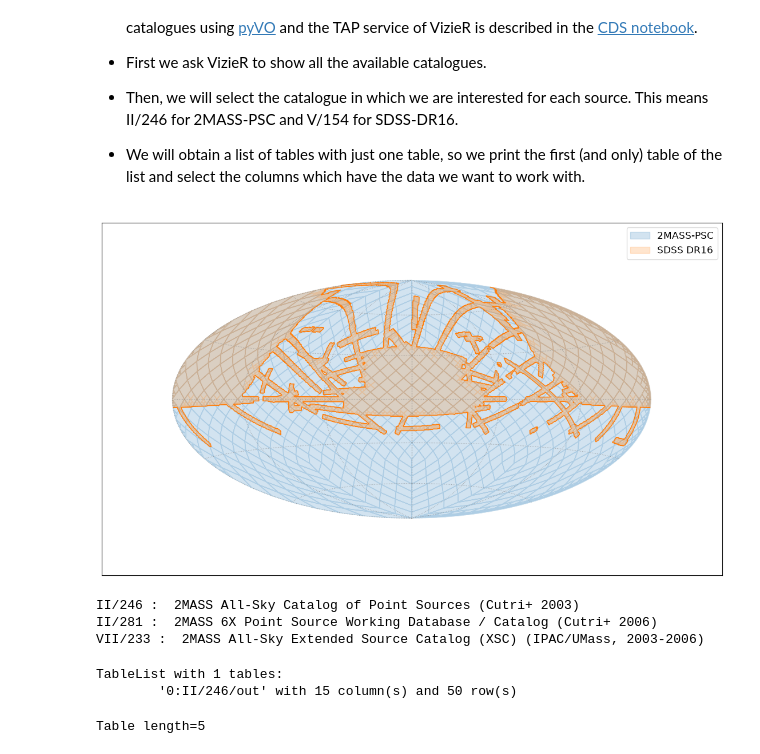
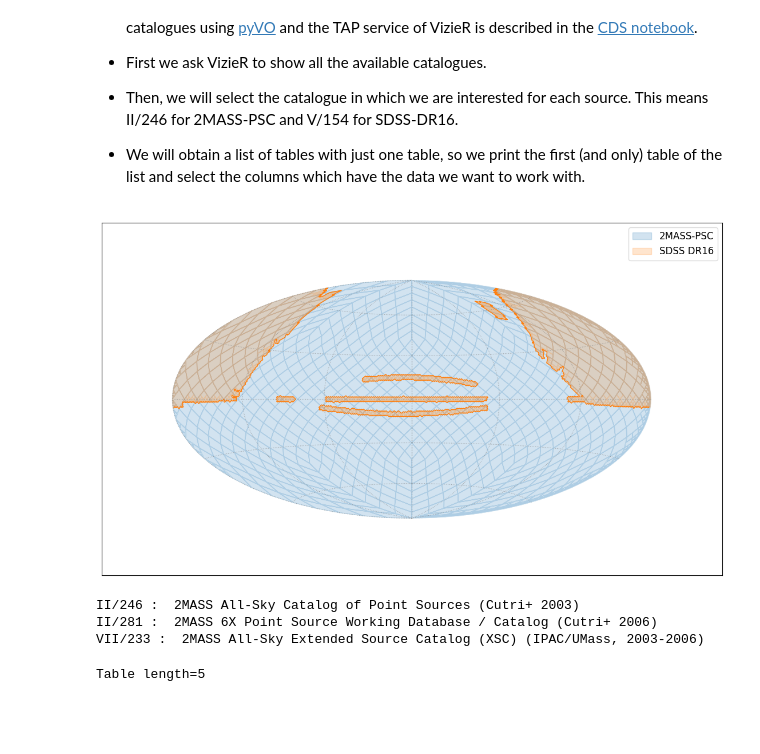
Before and after one commit to spanish-virtual-observatory/svo-notebooks, a Jupyter notebook: tutorials_schools/Discovery_BD_python.ipynb, the cells around one changed output. Drawn from its saved outputs; the diff is of its cells as text; code cells hidden in the pictures; blank space fills up the shorter version.

```diff
--- a/tutorials_schools/Discovery_BD_python.ipynb
+++ b/tutorials_schools/Discovery_BD_python.ipynb
@@ -69,37 +76,43 @@ DEC:01d 30m with a 14 arcmin radius.
   *   Then, we will select the catalogue in which we are interested for each source. This means II/246 for 2MASS-PSC and V/154 for SDSS-DR16.
 
   *   We will obtain a list of tables with just one table, so we print the first (and only) table of the list and select the columns which have the data we want to work with.
+# %%
+# Approximate the SDSS DR16 footprint using random points drawn from its survey mask.
+# At order 6, 100,000 points provide an approximate footprint for this plot.
+ra_sdss, dec_sdss = randomsdss.sky_random(dr="DR16", catalog="SDSS", size=100_000)
+
+moc_sdssdr16 = MOC.from_lonlat(ra_sdss * u.deg, dec_sdss * u.deg, max_norder=6)
+
+# The 2MASS PSC covers the whole sky, so represent it as full-sky coverage.
+moc_mass = MOC.from_str("0/0-11")
 # %%
 # Here we can see the area of the sky covered by each catalogue
-
-moc_sdssdr12 = MOC.from_vizier_table('V/154/sdss16')
-moc_mass = MOC.from_vizier_table('II/246/out')
 
 fig = plt.figure(figsize=(14,8))
 
 with WCS(fig,
          fov = 240*u.deg,
          center=SkyCoord(0,0,unit='deg',frame='icrs'),
          coordsys='icrs', rotation=Angle(0, u.degree),
          projection='AIT') as wcs:
 
     ax = fig.add_subplot(projection=wcs)
 
     moc_mass.fill(ax=ax, wcs=wcs, alpha=0.2, fill=True, color='#1f77b4', label='2MASS-PSC')
     moc_mass.border(ax=ax, wcs=wcs, color='#1f77b4', lw=1.)
 
-    moc_sdssdr12.fill(ax=ax, wcs=wcs, alpha=0.2, fill=True, color='#ff7f0e', label='SDSS DR16')
-    moc_sdssdr12.border(ax=ax, wcs=wcs, color='#ff7f0e', lw=1.)
+    moc_sdssdr16.fill(ax=ax, wcs=wcs, alpha=0.2, fill=True, color='#ff7f0e', label='SDSS DR16')
+    moc_sdssdr16.border(ax=ax, wcs=wcs, color='#ff7f0e', lw=1.)
 
 
 
 ax.legend(fontsize=12, loc='upper right', framealpha=0.7)
 plt.grid(color='gray', linestyle='dotted', linewidth=0.8, alpha=0.6)
 
 plt.show()
 warnings.filterwarnings('ignore')
 # %% [output]
-[figure, old version]
+[figure, new version]
 # %%
 # We start searching the 2MASS catalogues available at VizieR
 
@@ -111,10 +124,4 @@ for catalog_ID, catalog in catalog_list_2mass.items():
 II/246 :  2MASS All-Sky Catalog of Point Sources (Cutri+ 2003)
 II/281 :  2MASS 6X Point Source Working Database / Catalog (Cutri+ 2006)
 VII/233 :  2MASS All-Sky Extended Source Catalog (XSC) (IPAC/UMass, 2003-2006)
-# %%
-# As mentioned above, we are interested in the 2MASS-PSC, which is in the catalogue II/246 in VizieR
-Vizier.get_catalogs("II/246")
-# %% [output]
-TableList with 1 tables:
-        '0:II/246/out' with 15 column(s) and 50 row(s)
 # %%
```
Also changed, not shown: parts of 15 cells of this notebook, 3 other files.
